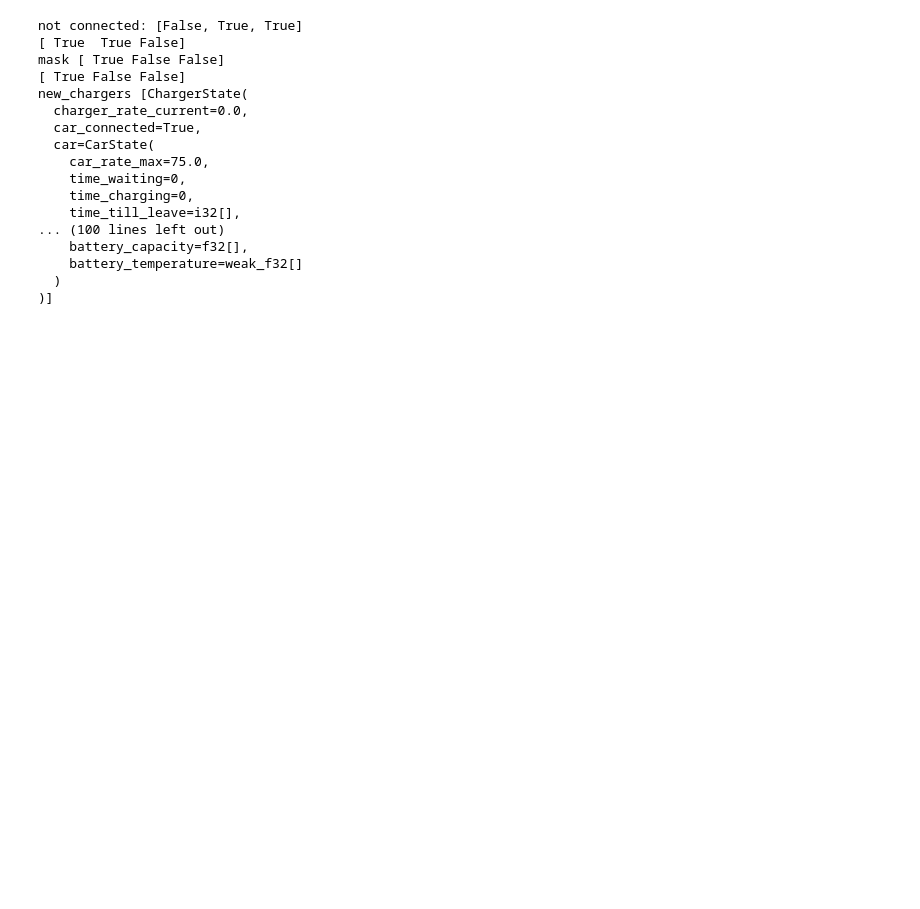
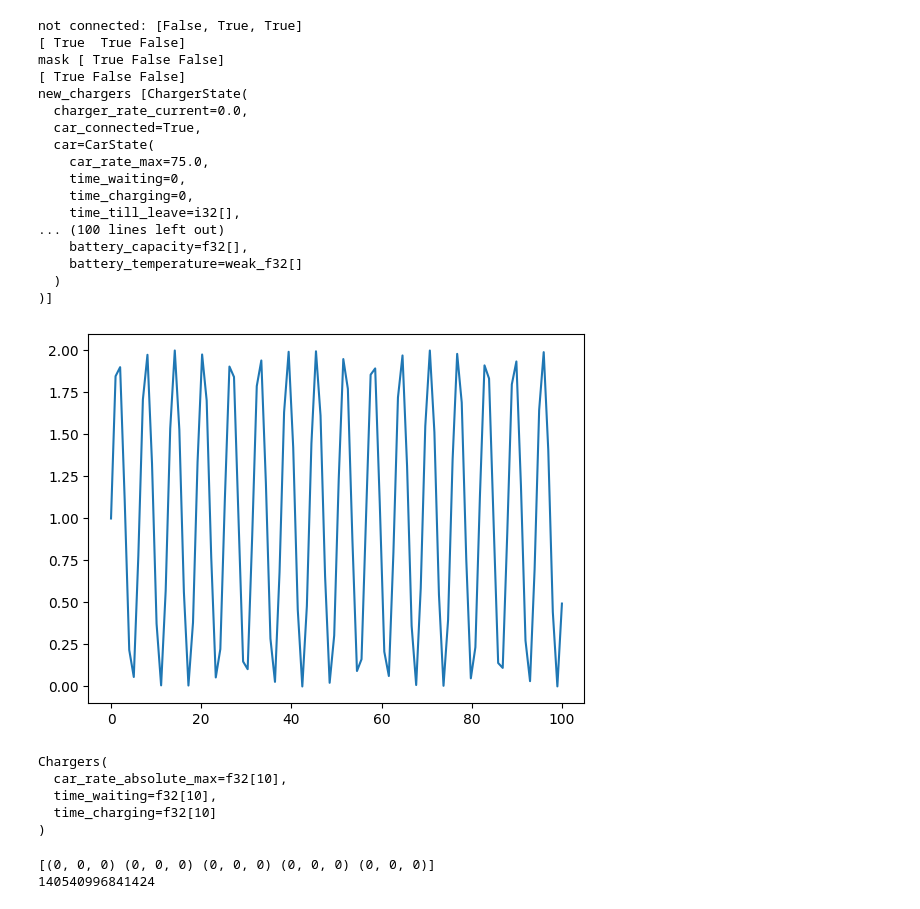
Before and after one commit to ponseko/chargax, a Jupyter notebook: dev.ipynb, the cells around one changed output. Cells and saved outputs as stored; diff of their text form; code cells hidden in the pictures; blank space fills up the shorter version.

```diff
--- a/dev.ipynb
+++ b/dev.ipynb
@@ -244,3 +244,13 @@ new_chargers [ChargerState(
     battery_temperature=weak_f32[]
   )
 )]
+# %%
+# plot the jnp.sin function over the range [0,1000]
+import matplotlib.pyplot as plt
+import jax.numpy as jnp
+x = jnp.linspace(0, 100, 100)
+y = jnp.sin(x) + 1
+plt.plot(x, y)
+plt.show()
+# %% [output]
+[figure, added]
@@ -246,0 +337,34 @@ new_chargers [ChargerState(
+# %%
+id(grid_connection.connections[0].view_on_chargers)
+# %% [output]
+Chargers(
+  car_rate_absolute_max=f32[10],
+  time_waiting=f32[10],
+  time_charging=f32[10]
+)
+# %%
+import numpy as np
+
+# Example data
+chargers = {
+    'charger_id': np.array([1, 2, 3, 4, 5]),
+    'voltage': np.array([220, 230, 240, 250, 260]),
+    'current': np.array([10, 15, 20, 25, 30])
+}
+
+# Convert to a structured array
+dtype = [('charger_id', 'i4'), ('voltage', 'i4'), ('current', 'i4')]
+structured_array = np.zeros(len(chargers['charger_id']), dtype=dtype)
+print(structured_array)
+for key in chargers:
+    structured_array[key] = chargers[key]
+
+
+
+# Select specific rows (e.g., charger_ids 2 and 4)
+selected_ids = [2, 4]
+mask = np.isin(structured_array['charger_id'], selected_ids)
+view = structured_array[mask]
+# %% [output]
+[(0, 0, 0) (0, 0, 0) (0, 0, 0) (0, 0, 0) (0, 0, 0)]
+140540996841424
```
Also changed, not shown: parts of 2 cells of this notebook, 8 other files.
